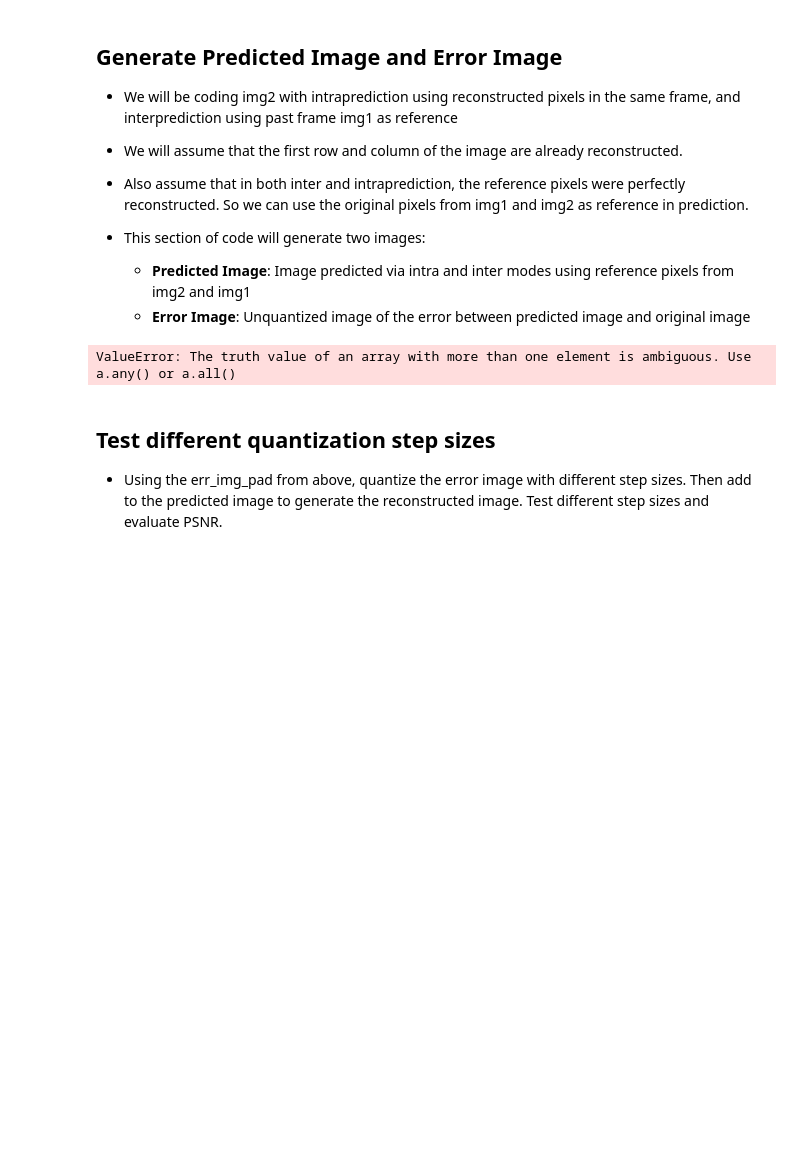
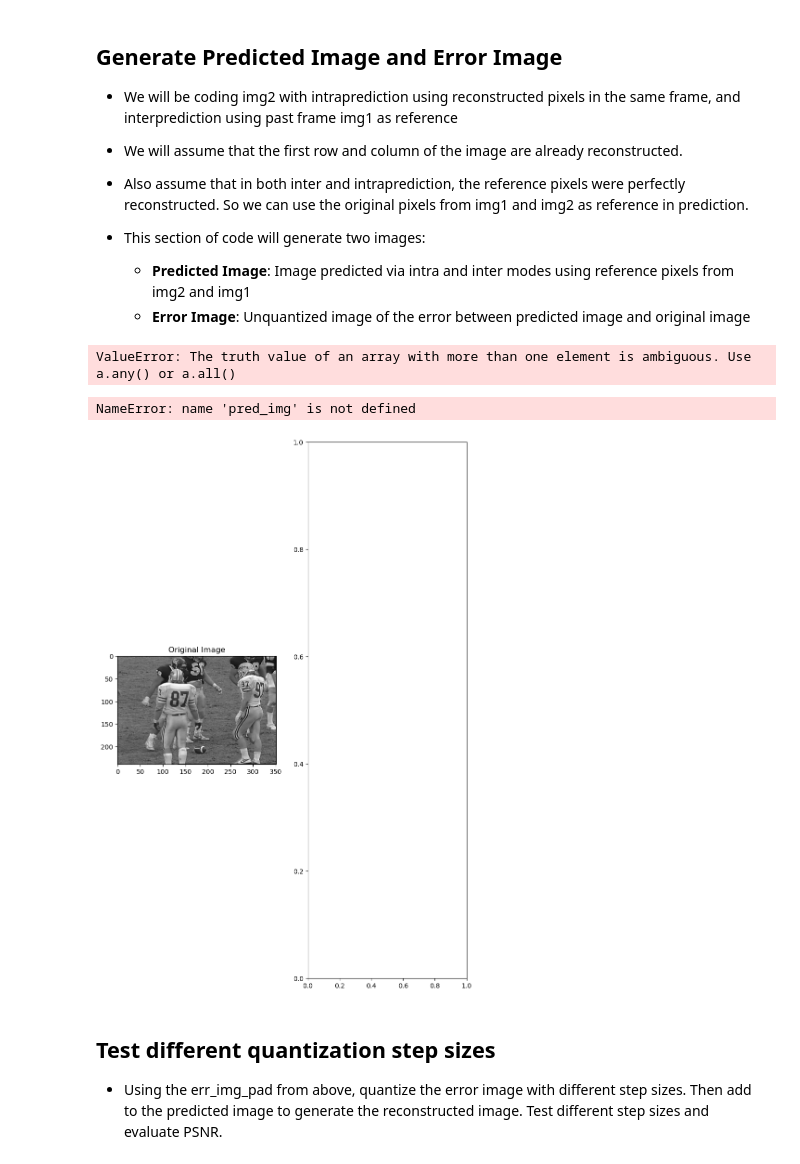
Before and after one commit to Alaqian/ECE-GY-6123-Image-and-Video-Processing, a Jupyter notebook: CA06/CA06-aaz7118.ipynb, the cells around one changed output. Cells and saved outputs as stored; diff of their text form; code cells hidden in the pictures; blank space fills up the shorter version.

```diff
--- a/CA06/CA06-aaz7118.ipynb
+++ b/CA06/CA06-aaz7118.ipynb
@@ -99,8 +99,8 @@ def EBMA(template,img,x0,y0,range_x,range_y):
             mse_error = mse(error)
             if mse_error < min_mse:
                 # update motion vector, matchblock and max_error if the error of the new block is smaller
-                xm = i
-                ym = j
+                xm = i - x0
+                ym = j - y0
                 matchblock = candidate
                 min_mse = error
     return xm, ym, matchblock
@@ -226,3 +222,20 @@ ValueError: The truth value of an array with more than one element is ambiguous.
+# %%
+################################################ TODO ###############################################
+# plot the original image, predicted image, error image
+plt.figure(figsize=(15,15))
+plt.subplot(131)
+plt.imshow(img1,cmap='gray')
+plt.title('Original Image')
+plt.subplot(132)
+plt.imshow(pred_img,cmap='gray')
+plt.title('Predicted Image')
+plt.subplot(133)
+plt.imshow(err_img,cmap='gray')
+plt.title('Error Image')
+plt.show()
+# %% [output]
+NameError: name 'pred_img' is not defined
+[figure, added]
 # %% [markdown]
 ## Test different quantization step sizes
 - Using the err_img_pad from above, quantize the error image with different step sizes. Then add to the predicted image to generate the reconstructed image. Test different step sizes and evaluate PSNR.
```
Also changed, not shown: parts of 2 cells of this notebook.
